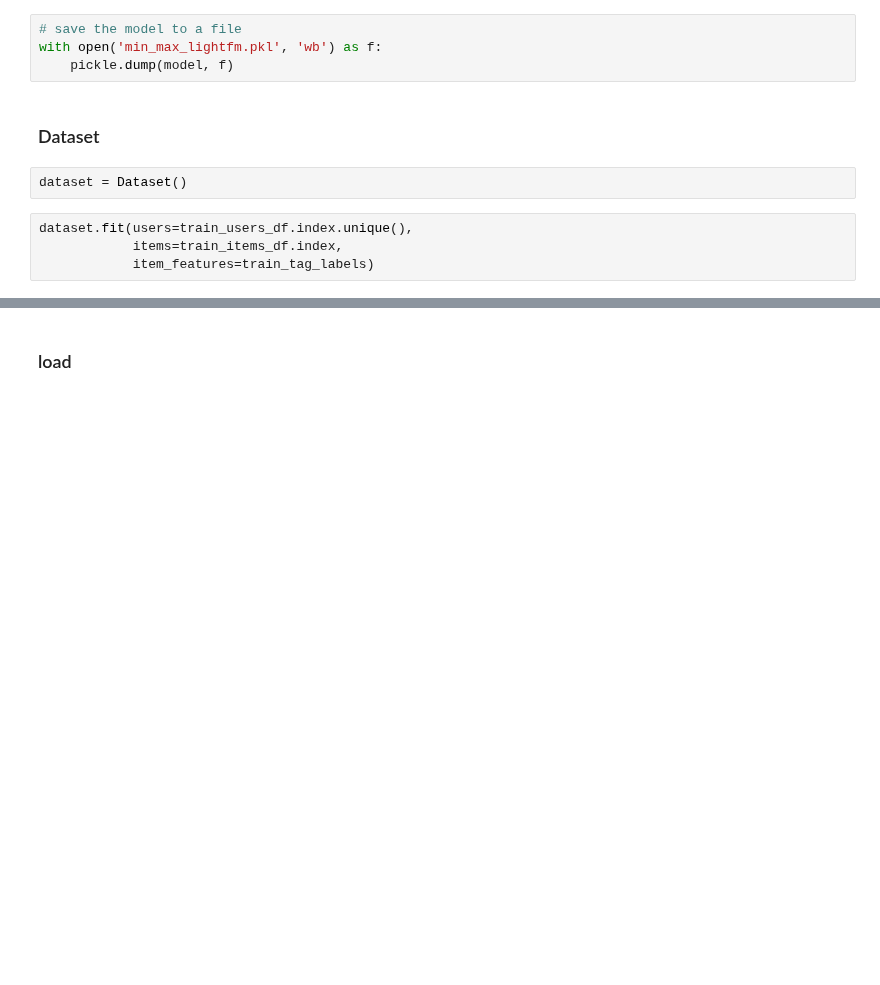
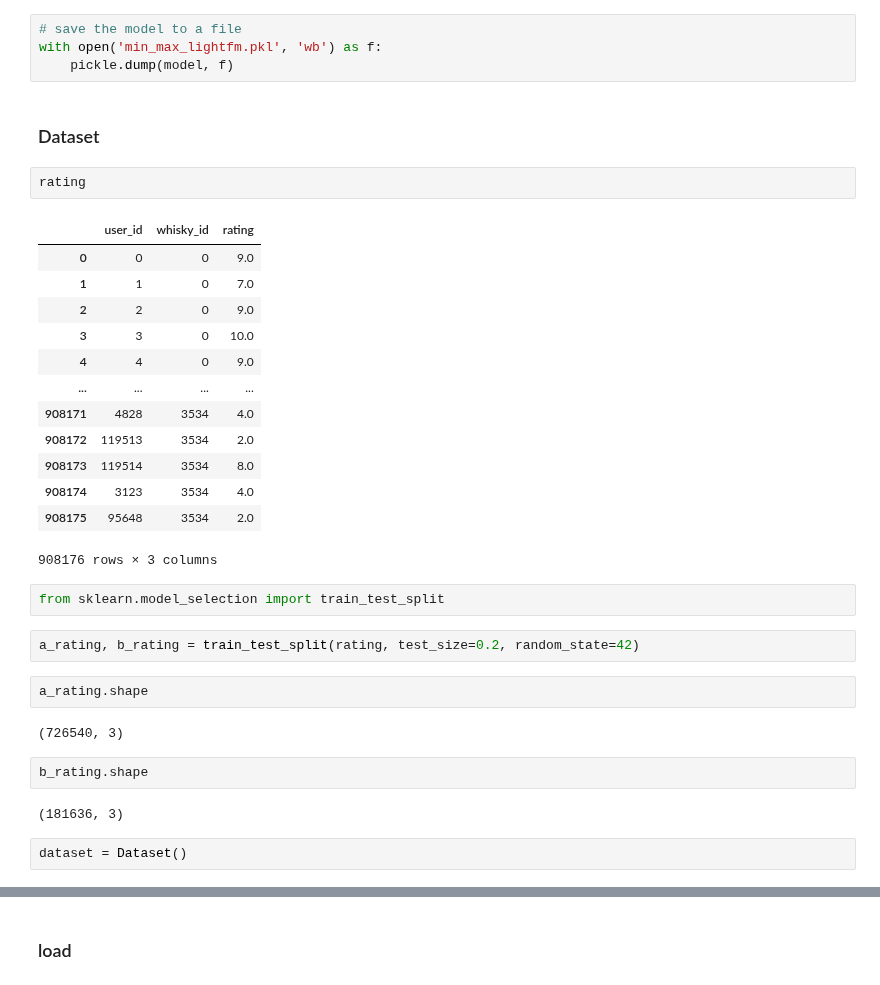
Before and after one commit to ludwings0330/Whizzle, a Jupyter notebook: model/v3/학습용_item_features_model_modified.ipynb, the cells around one changed output, grey strips where cells are left out. Saved outputs shown, nothing was run; the diff lists cells and outputs as text; blank space fills up the shorter version.

```diff
--- a/model/v3/학습용_item_features_model_modified.ipynb
+++ b/model/v3/학습용_item_features_model_modified.ipynb
@@ -371,9 +378,33 @@ with open('min_max_lightfm.pkl', 'wb') as f:
     pickle.dump(model, f)
 # %% [markdown]
 ### Dataset
-# %%
-dataset = Dataset()
-# %%
-dataset.fit(users=train_users_df.index.unique(),
-            items=train_items_df.index,
-            item_features=train_tag_labels)
+# %%
+rating
+# %% [output]
+|  | user_id | whisky_id | rating |
+| 0 | 0 | 0 | 9.0 |
+| 1 | 1 | 0 | 7.0 |
+| 2 | 2 | 0 | 9.0 |
+| 3 | 3 | 0 | 10.0 |
+| 4 | 4 | 0 | 9.0 |
+| ... | ... | ... | ... |
+| 908171 | 4828 | 3534 | 4.0 |
+| 908172 | 119513 | 3534 | 2.0 |
+| 908173 | 119514 | 3534 | 8.0 |
+| 908174 | 3123 | 3534 | 4.0 |
+| 908175 | 95648 | 3534 | 2.0 |
+908176 rows × 3 columns
+# %%
+from sklearn.model_selection import train_test_split
+# %%
+a_rating, b_rating = train_test_split(rating, test_size=0.2, random_state=42)
+# %%
+a_rating.shape
+# %% [output]
+(726540, 3)
+# %%
+b_rating.shape
+# %% [output]
+(181636, 3)
+# %%
+dataset = Dataset()
```
Also changed, not shown: parts of 21 cells of this notebook, 1 other file.
